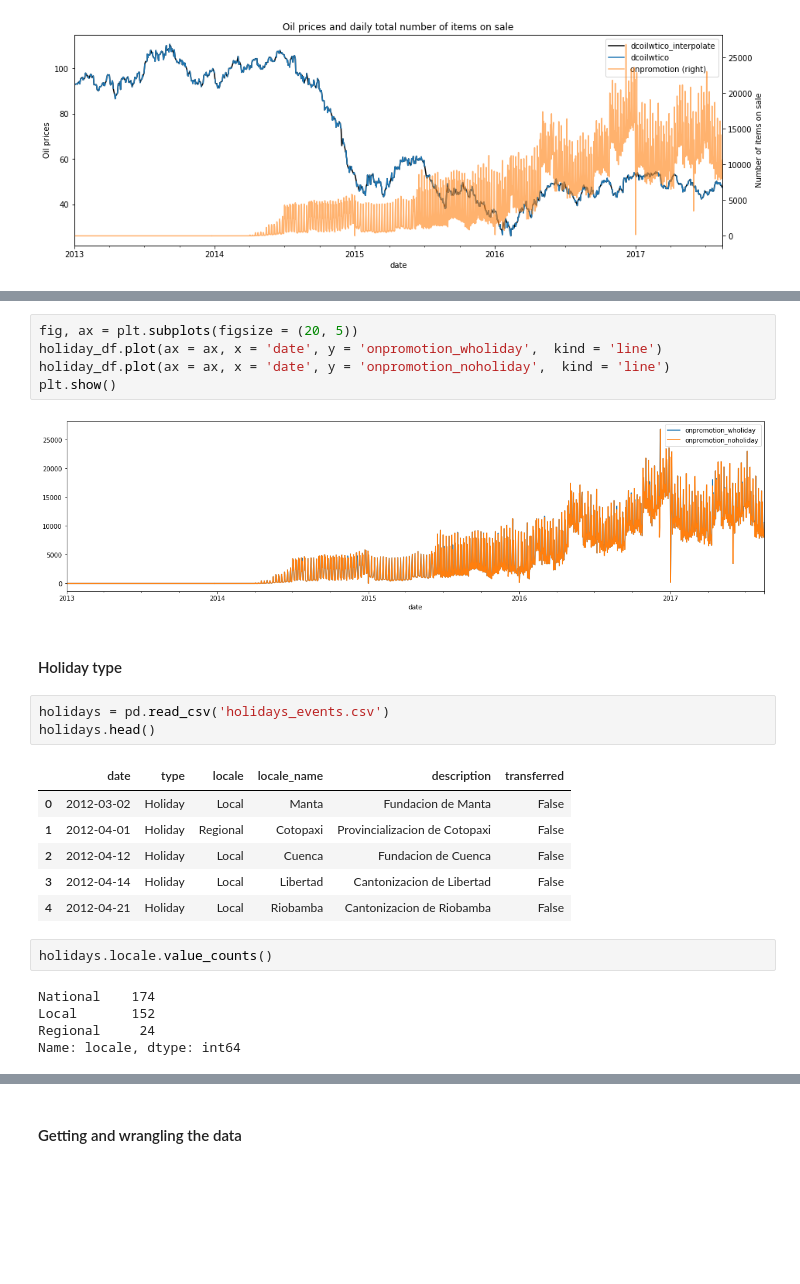
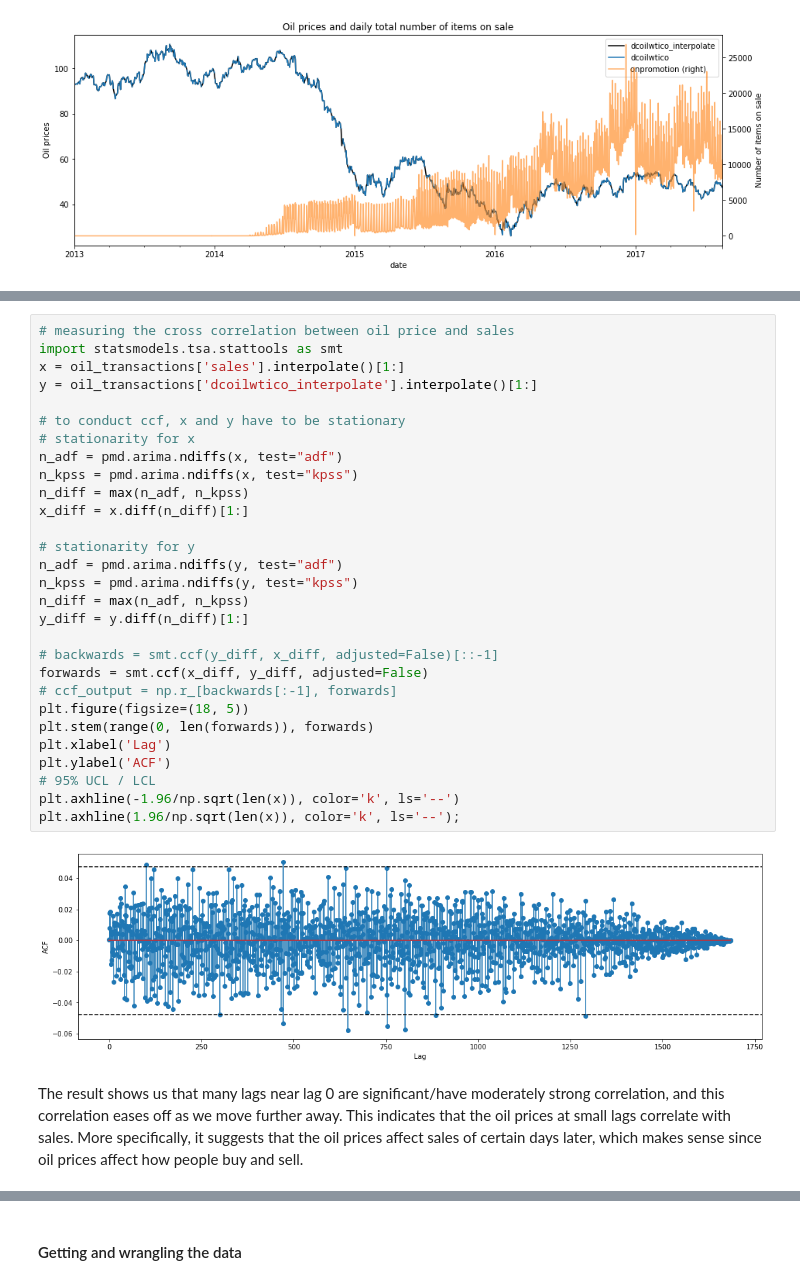
Before and after one commit to irenechang1510/sales-analysis, a Jupyter notebook: promotion_analysis.ipynb, the cells around one changed output, grey strips where cells are left out. Drawn from its saved outputs; the diff is of its cells as text; blank space fills up the shorter version.

```diff
--- a/promotion_analysis.ipynb
+++ b/promotion_analysis.ipynb
@@ -317,27 +295,34 @@ holiday_df.head()
-# %%
-fig, ax = plt.subplots(figsize = (20, 5))
-holiday_df.plot(ax = ax, x = 'date', y = 'onpromotion_wholiday',  kind = 'line')
-holiday_df.plot(ax = ax, x = 'date', y = 'onpromotion_noholiday',  kind = 'line')
-plt.show()
-# %% [output]
-[figure, removed]
-# %% [markdown]
-#### Holiday type
-# %%
-holidays = pd.read_csv('holidays_events.csv')
-holidays.head()
-# %% [output]
-|  | date | type | locale | locale_name | description | transferred |
-| 0 | 2012-03-02 | Holiday | Local | Manta | Fundacion de Manta | False |
-| 1 | 2012-04-01 | Holiday | Regional | Cotopaxi | Provincializacion de Cotopaxi | False |
-| 2 | 2012-04-12 | Holiday | Local | Cuenca | Fundacion de Cuenca | False |
-| 3 | 2012-04-14 | Holiday | Local | Libertad | Cantonizacion de Libertad | False |
-| 4 | 2012-04-21 | Holiday | Local | Riobamba | Cantonizacion de Riobamba | False |
-# %%
-holidays.locale.value_counts()
-# %% [output]
-National    174
-Local       152
-Regional     24
-Name: locale, dtype: int64
+# %%
+# measuring the cross correlation between oil price and sales
+import statsmodels.tsa.stattools as smt
+x = oil_transactions['sales'].interpolate()[1:]
+y = oil_transactions['dcoilwtico_interpolate'].interpolate()[1:]
+
+# to conduct ccf, x and y have to be stationary
+# stationarity for x
+n_adf = pmd.arima.ndiffs(x, test="adf")
+n_kpss = pmd.arima.ndiffs(x, test="kpss")
+n_diff = max(n_adf, n_kpss)
+x_diff = x.diff(n_diff)[1:]
+
+# stationarity for y
+n_adf = pmd.arima.ndiffs(y, test="adf")
+n_kpss = pmd.arima.ndiffs(y, test="kpss")
+n_diff = max(n_adf, n_kpss)
+y_diff = y.diff(n_diff)[1:]
+
+# backwards = smt.ccf(y_diff, x_diff, adjusted=False)[::-1]
+forwards = smt.ccf(x_diff, y_diff, adjusted=False)
+# ccf_output = np.r_[backwards[:-1], forwards]
+plt.figure(figsize=(18, 5))
+plt.stem(range(0, len(forwards)), forwards)
+plt.xlabel('Lag')
+plt.ylabel('ACF')
+# 95% UCL / LCL
+plt.axhline(-1.96/np.sqrt(len(x)), color='k', ls='--')
+plt.axhline(1.96/np.sqrt(len(x)), color='k', ls='--');
+# %% [output]
+[figure, added]
+# %% [markdown]
+The result shows us that many lags near lag 0 are significant/have moderately strong correlation, and this correlation eases off as we move further away. This indicates that the oil prices at small lags correlate with sales. More specifically, it suggests that the oil prices affect sales of certain days later, which makes sense since oil prices affect how people buy and sell.
 # %% [markdown]
```
Also changed, not shown: parts of 66 cells of this notebook.
